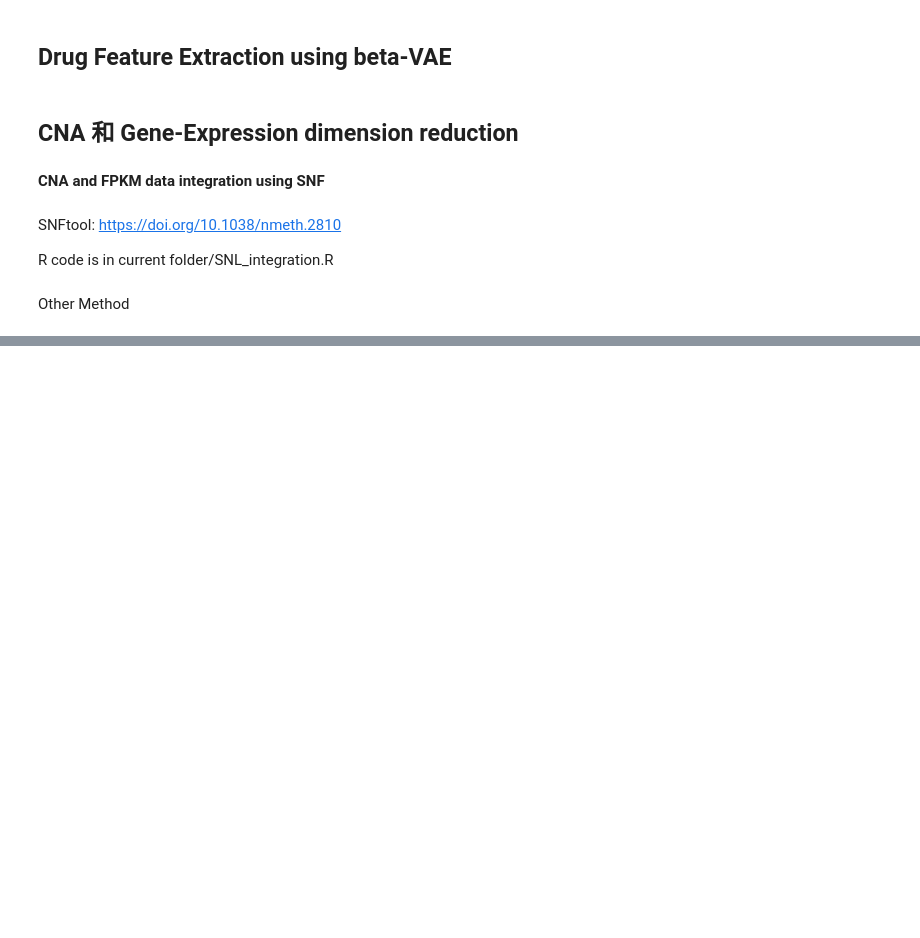
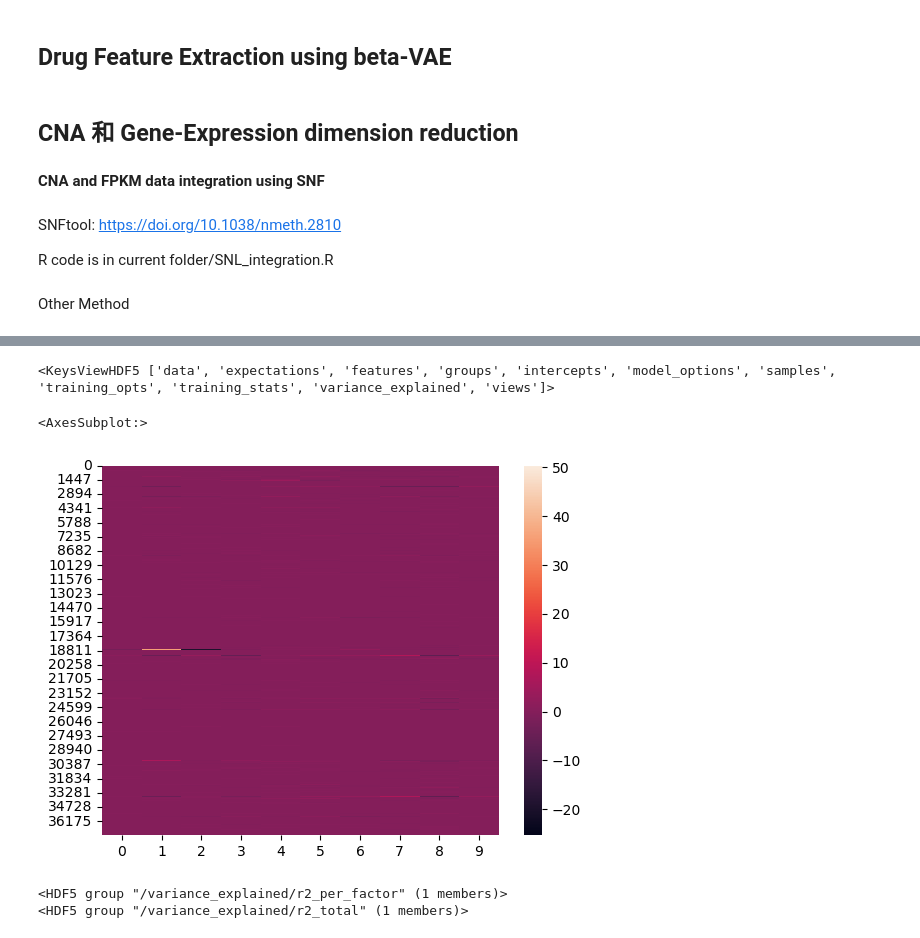
Before and after one commit to mglnbk/MGNet, a Jupyter notebook: data_handler.ipynb, the cells around one changed output, grey strips where cells are left out. Cells and saved outputs as stored; diff of their text form; code cells hidden in the pictures; blank space fills up the shorter version.

Commit message:
add MOFA model analysis in ipynb file

```diff
--- a/data_handler.ipynb
+++ b/data_handler.ipynb
@@ -399,0 +402,5 @@ recall_score(y_test, y_pred)
+# %%
+gene_expression = procssed_data['omics_data']['gene_expression']
+cnv = procssed_data['omics_data']['cnv']
+response = procssed_data['response']
+experiment = procssed_data['experiment']
@@ -399,0 +411,8 @@ recall_score(y_test, y_pred)
+# %%
+gene_expression_stakced = gene_expression.stack()
+cnv_stacked = cnv.stack()
+prepared_df = pd.DataFrame([[cll, symbol, 'gene_expression', '*', gene_expression_stakced[i]] for i, (cll, symbol) in enumerate(list(gene_expression_stakced.index))]+
+                           [[cll, symbol, 'cnv', '*', cnv_stacked[i]] for i, (cll, symbol) in enumerate(list(cnv_stacked.index))],
+                           columns=["sample","feature","view","group","value"])
+# %%
+prepared_df.drop_duplicates(["sample","feature","view","group"], keep = "last", inplace=True)
@@ -399,0 +521,46 @@ recall_score(y_test, y_pred)
+# %%
+
+#########################
+## Downstream analysis ##
+#########################
+
+# Check the mofax package for the downstream analysis in Python: https://github.com/bioFAM/mofax
+# Check the MOFA2 R package for the downstream analysis in R: https://www.bioconductor.org/packages/release/bioc/html/MOFA2.html
+# All tutorials: https://biofam.github.io/MOFA2/tutorials.html
+
+# Extract factor values (a list with one matrix per sample group)
+factors = ent.model.nodes["Z"].getExpectation()
+
+# Extract weights  (a list with one matrix per view)
+weights = ent.model.nodes["W"].getExpectation()
+
+# Extract variance explained values
+r2 = ent.model.calculate_variance_explained()
+
+# Interact directly with the hdf5 file
+import h5py
+f = h5py.File(outfile, 'r')
+f.keys()
+# %% [output]
+<KeysViewHDF5 ['data', 'expectations', 'features', 'groups', 'intercepts', 'model_options', 'samples', 'training_opts', 'training_stats', 'variance_explained', 'views']>
+# %%
+import seaborn as sns
+sns.heatmap(data=weights[1])
+# %% [output]
+<AxesSubplot:>
+[figure, added]
+# %%
+
+# Extract factors
+# f["expectations"]["Z"]["*"].value
+
+# Extract weights
+#f["expectations"]["W"]["gene_expression"].value
+#f["expectations"]["W"]["cnv"].value
+
+# Extract variance explained estimates
+print(f["variance_explained"]["r2_per_factor"])
+print(f["variance_explained"]["r2_total"])
+# %% [output]
+<HDF5 group "/variance_explained/r2_per_factor" (1 members)>
+<HDF5 group "/variance_explained/r2_total" (1 members)>
```
Also changed, not shown: parts of 11 cells of this notebook, 5 other files.
